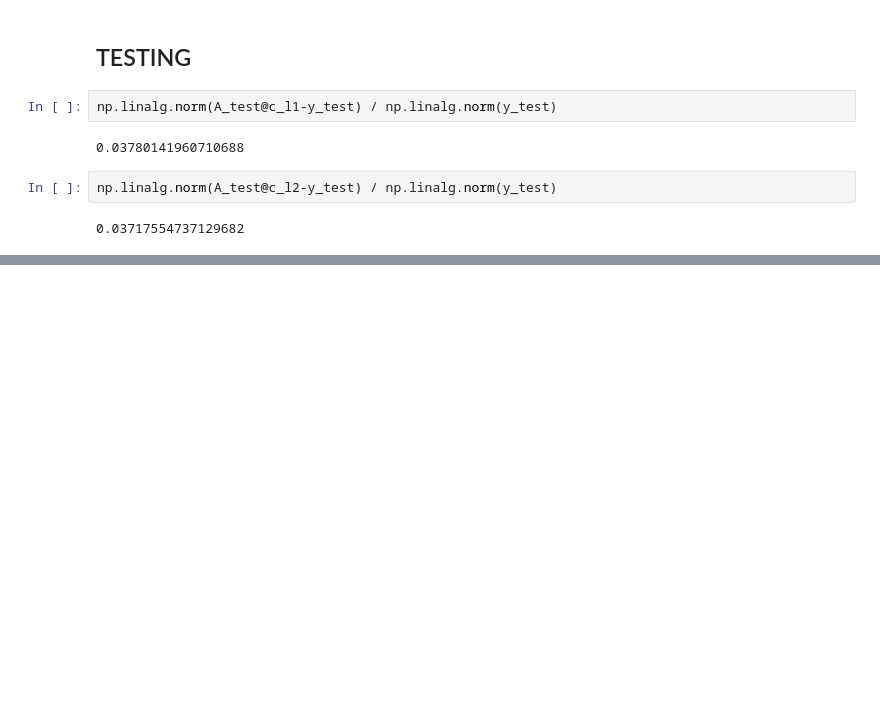
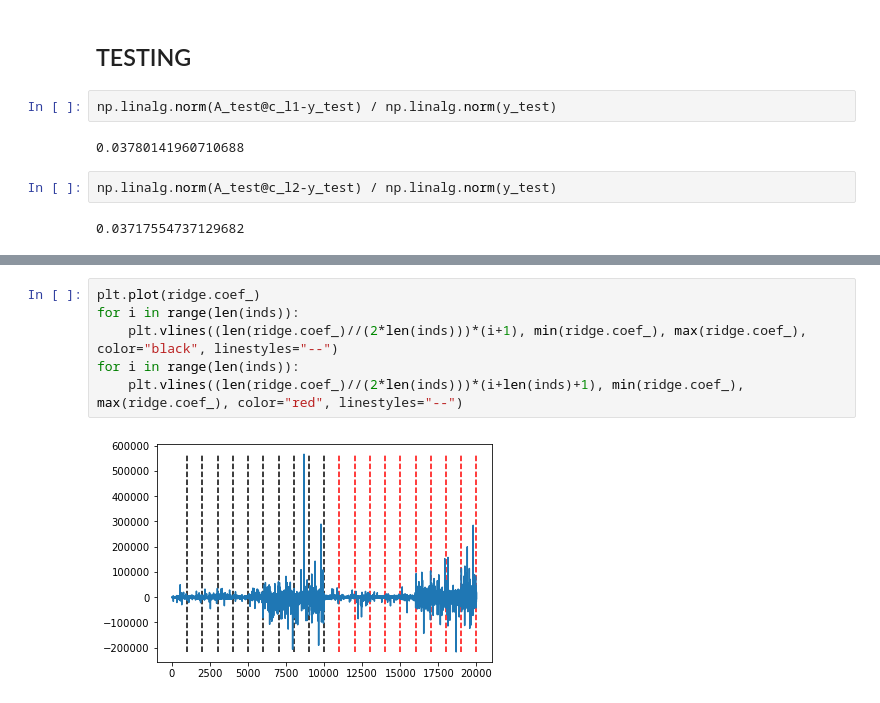
Before and after one commit to rhshi/sparse-rf, a Jupyter notebook: examples/data/naca.ipynb, the cells around one changed output, grey strips where cells are left out. Drawn from its saved outputs; the diff is of its cells as text; blank space fills up the shorter version.

```diff
--- a/examples/data/naca.ipynb
+++ b/examples/data/naca.ipynb
@@ -142,0 +210,8 @@ np.linalg.norm(A_test@c_l2-y_test) / np.linalg.norm(y_test)
+# %%
+plt.plot(ridge.coef_)
+for i in range(len(inds)):
+    plt.vlines((len(ridge.coef_)//(2*len(inds)))*(i+1), min(ridge.coef_), max(ridge.coef_), color="black", linestyles="--")
+for i in range(len(inds)):
+    plt.vlines((len(ridge.coef_)//(2*len(inds)))*(i+len(inds)+1), min(ridge.coef_), max(ridge.coef_), color="red", linestyles="--")
+# %% [output]
+[figure, added]
```
Also changed, not shown: parts of 13 cells of this notebook.
